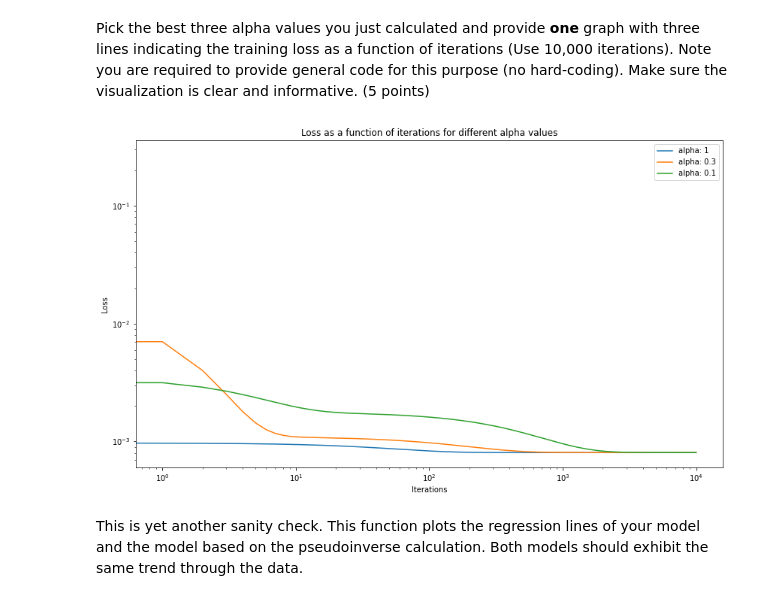
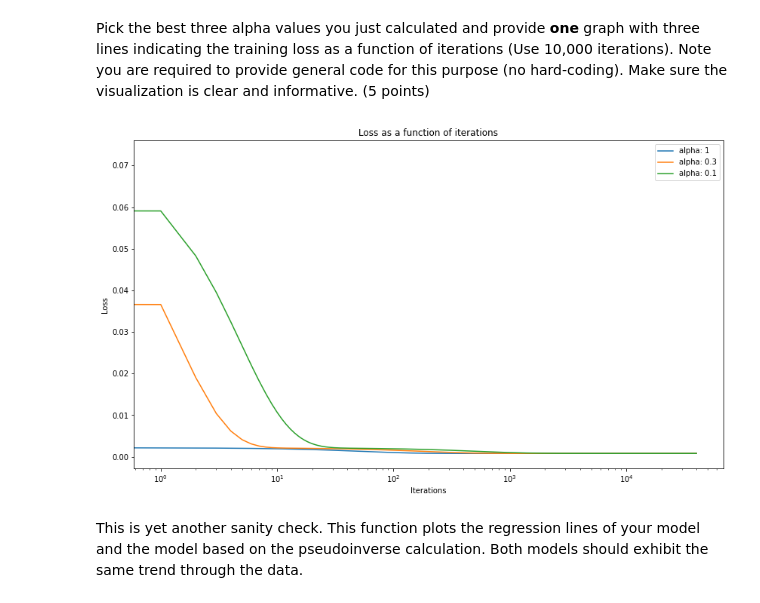
Before and after one commit to BDR2939/ML-from-Data, a Jupyter notebook: HW1/hw1.ipynb, the cells around one changed output. Saved outputs shown, nothing was run; the diff lists cells and outputs as text; code cells hidden in the pictures.

```diff
--- a/HW1/hw1.ipynb
+++ b/HW1/hw1.ipynb
@@ -373,33 +373,27 @@ print(best_alpha)
 # %% [markdown]
 Pick the best three alpha values you just calculated and provide **one** graph with three lines indicating the training loss as a function of iterations (Use 10,000 iterations). Note you are required to provide general code for this purpose (no hard-coding). Make sure the visualization is clear and informative. (5 points)
 # %%
-def plot_one_off_setup():
-    plt.xscale('log')
-    plt.yscale('log')
-    plt.xlabel('Iterations')
-    plt.ylabel('Loss')
-    plt.title('Loss as a function of iterations for different alpha values')
+num_best_values = 3
 
-def plot_training_loss_for_best_alpha_values(X_train, y_train, X_val, y_val, iterations, alpha_values):
-    alpha_dict = find_best_alpha(X_train, y_train, X_val, y_val, iterations)
-    sorted_alpha_dict = dict(sorted(alpha_dict.items(), key=lambda item: item[1]))
-    best_alphas = list(sorted_alpha_dict.keys())[:alpha_values]
-    # print(best_alphas)
-    for alpha in best_alphas:
-        # It is less efficient in terms of compute resources to calculate the J_history again after we already calculated it when we generated alpha_dict.
-        # However, it runs in a reasonable time and therefore we perform the calculation again for keeping the alpha_dict simpler.
-        initial_theta = np.random.random(size=2)
-        # We use the non efficient gradient_descent implementation in order to get J_history in the same size of iterations to simplify the plotting.
-        _, J_history = gradient_descent(X_train, y_train, initial_theta, alpha, iterations)
-        plt.plot(np.arange(iterations), J_history)
-    plot_one_off_setup()
-    plt.legend(list(map(lambda a: f'alpha: {a}', best_alphas)))
-    plt.show()
+sorted_alpha_dict = dict(sorted(alpha_dict.items(), key=lambda item: item[1]))
+best_alphas = list(sorted_alpha_dict.keys())[:num_best_values]
 
 np.random.seed(42)
-plot_training_loss_for_best_alpha_values(X_train, y_train, X_val, y_val, iterations=10000, alpha_values=3)
+initial_theta = np.random.random(size=2)
+
+for alpha in best_alphas:
+    # We use the non efficient gradient_descent implementation in order to get J_history in the same size of iterations to simplify the plotting.
+    _, J_history = gradient_descent(X_train, y_train, initial_theta, alpha, iterations)
+    plt.plot(np.arange(iterations), J_history)
+
+plt.legend(list(map(lambda a: f'alpha: {a}', best_alphas)))
+plt.xscale('log')
+plt.xlabel('Iterations')
+plt.ylabel('Loss')
+plt.title('Loss as a function of iterations')
+plt.show()
 # %% [output]
-[figure, old version]
+[figure, new version]
 # %% [markdown]
 This is yet another sanity check. This function plots the regression lines of your model and the model based on the pseudoinverse calculation. Both models should exhibit the same trend through the data.
 # %%
```
Also changed, not shown: parts of 7 cells of this notebook, 1 other file.
